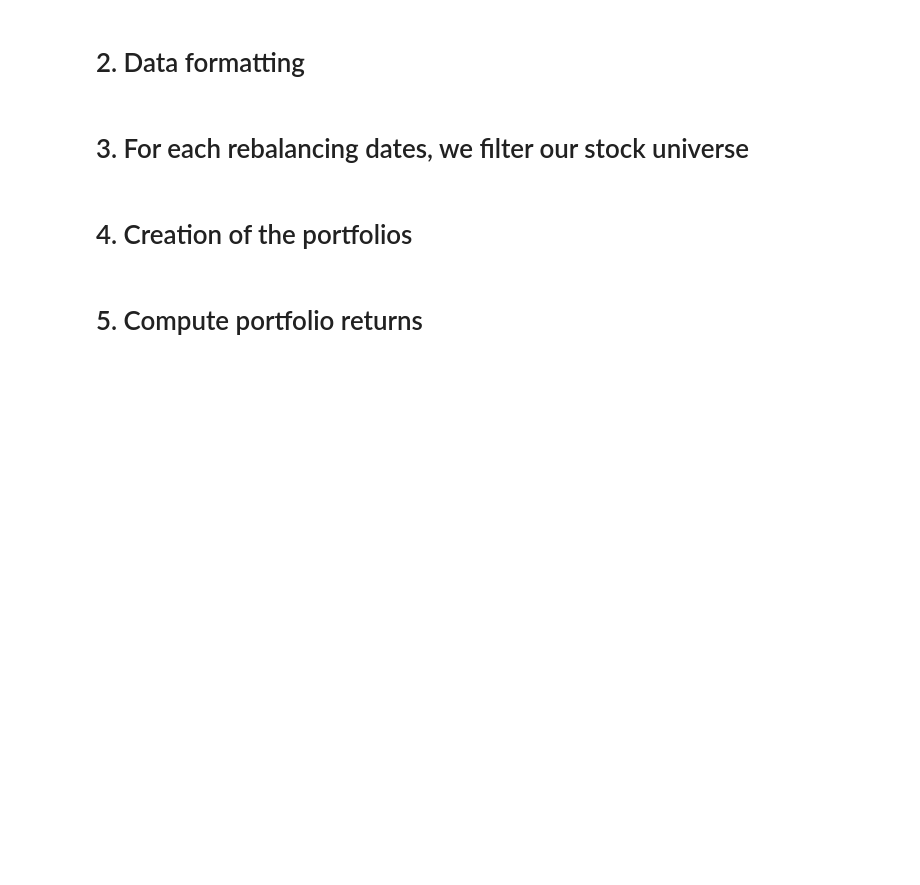
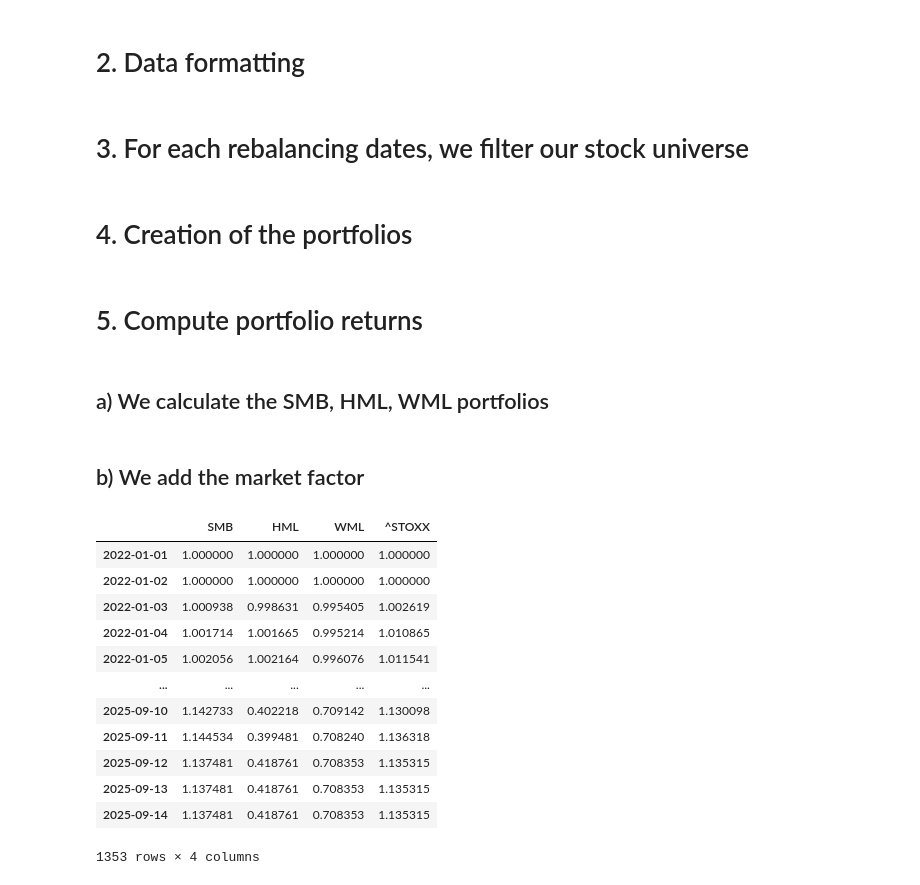
Before and after one commit to cyrillerv/EU-Fama-French-Model, a Jupyter notebook: main.ipynb, the cells around one changed output. Cells and saved outputs as stored; diff of their text form; code cells hidden in the pictures; blank space fills up the shorter version.

Commit message:
Calculation of the portfolios

```diff
--- a/main.ipynb
+++ b/main.ipynb
@@ -251,3 +251,5 @@ sub_portfolios = compute_sub_portfolios(market_cap_reindexed, ticker_universe, p
 factor_portfolios = compute_factor_portfolios(sub_portfolios)
 # %% [markdown]
 # 5. Compute portfolio returns
+# %% [markdown]
+## a) We calculate the SMB, HML, WML portfolios
@@ -253,0 +326,29 @@ factor_portfolios = compute_factor_portfolios(sub_portfolios)
+# %%
+# Compute portfolio returns
+portfolio_returns = compute_portfolio_returns(returns_daily, factor_portfolios, rebalancing_dates_with_end_date)
+
+# Compute factor portfolios (SMB, HML, WML)
+factor_returns = compute_factor_portfolios(portfolio_returns)
+# %% [markdown]
+## b) We add the market factor
+# %%
+# Compute cumulative market return
+df_market_returns = df_market.ffill().reindex(factor_returns.index).pct_change().fillna(0)
+df_market_cum_returns = (df_market_returns + 1).cumprod()
+
+df_final = pd.concat([factor_returns, df_market_cum_returns], axis=1)
+df_final
+# %% [output]
+|  | SMB | HML | WML | ^STOXX |
+| 2022-01-01 | 1.000000 | 1.000000 | 1.000000 | 1.000000 |
+| 2022-01-02 | 1.000000 | 1.000000 | 1.000000 | 1.000000 |
+| 2022-01-03 | 1.000938 | 0.998631 | 0.995405 | 1.002619 |
+| 2022-01-04 | 1.001714 | 1.001665 | 0.995214 | 1.010865 |
+| 2022-01-05 | 1.002056 | 1.002164 | 0.996076 | 1.011541 |
+| ... | ... | ... | ... | ... |
+| 2025-09-10 | 1.142733 | 0.402218 | 0.709142 | 1.130098 |
+| 2025-09-11 | 1.144534 | 0.399481 | 0.708240 | 1.136318 |
+| 2025-09-12 | 1.137481 | 0.418761 | 0.708353 | 1.135315 |
+| 2025-09-13 | 1.137481 | 0.418761 | 0.708353 | 1.135315 |
+| 2025-09-14 | 1.137481 | 0.418761 | 0.708353 | 1.135315 |
+1353 rows × 4 columns
```
Also changed, not shown: parts of 1 cell of this notebook.
